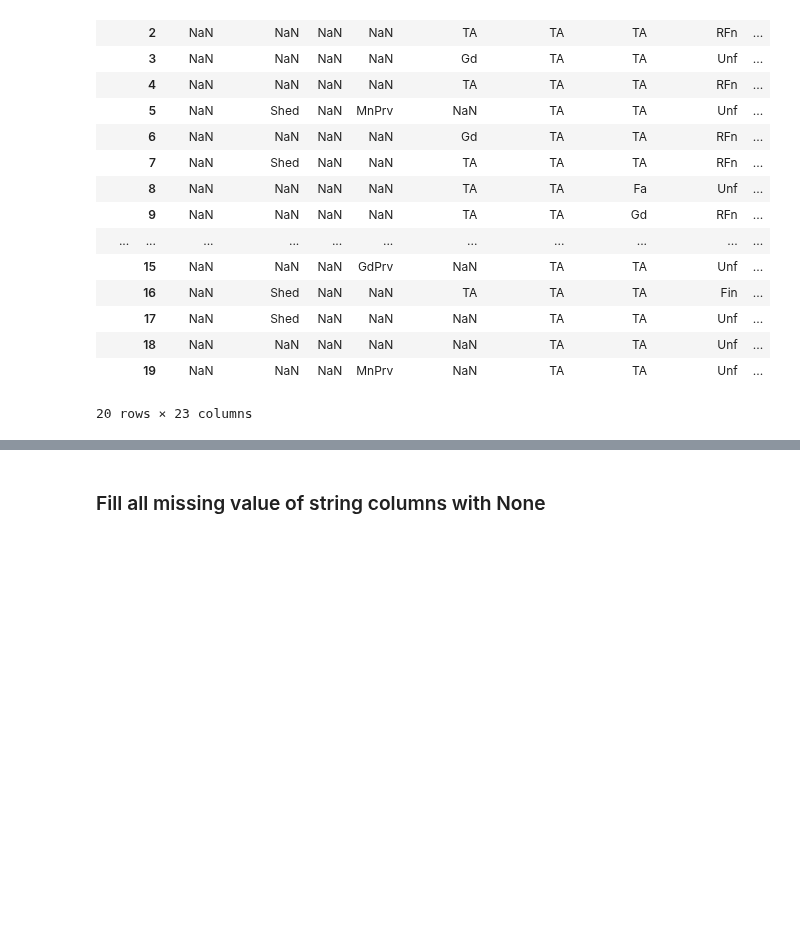
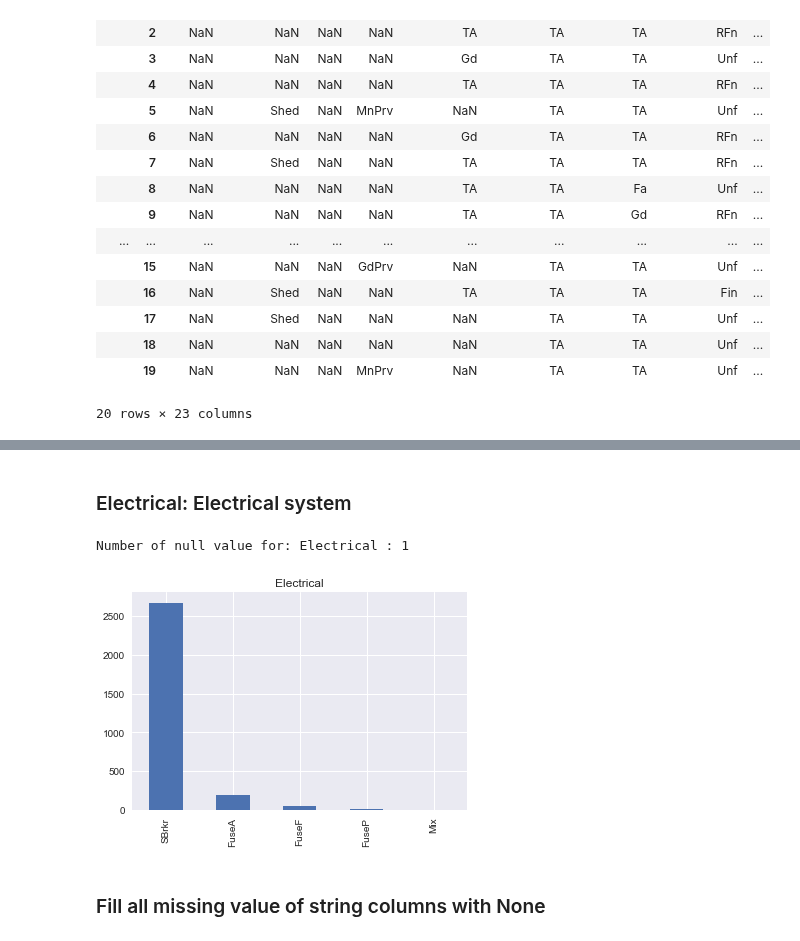
Before and after one commit to latuannetnam/kaggle, a Jupyter notebook: House Prices/House price analysis - version 4.ipynb, the cells around one changed output, grey strips where cells are left out. Saved outputs shown, nothing was run; the diff lists cells and outputs as text; code cells hidden in the pictures; blank space fills up the shorter version.

```diff
--- a/House Prices/House price analysis - version 4.ipynb
+++ b/House Prices/House price analysis - version 4.ipynb
@@ -127,3 +225,14 @@ object_data.head(20)
+# %% [markdown]
+### Electrical: Electrical system
+# %%
+col = 'Electrical'
+null_data = data[data[col].isnull()]
+print("Number of null value for:", col, ":", len(null_data))
+data[col].value_counts().plot(kind='bar', subplots=True)
+data.loc[data[col].isnull(), col] = 'SBrkr'
+# %% [output]
+Number of null value for: Electrical : 1
+[figure, added]
 # %% [markdown]
 ### Fill all missing value of string columns with None
 # %%
```
Also changed, not shown: parts of 16 cells of this notebook, 2 other files.
